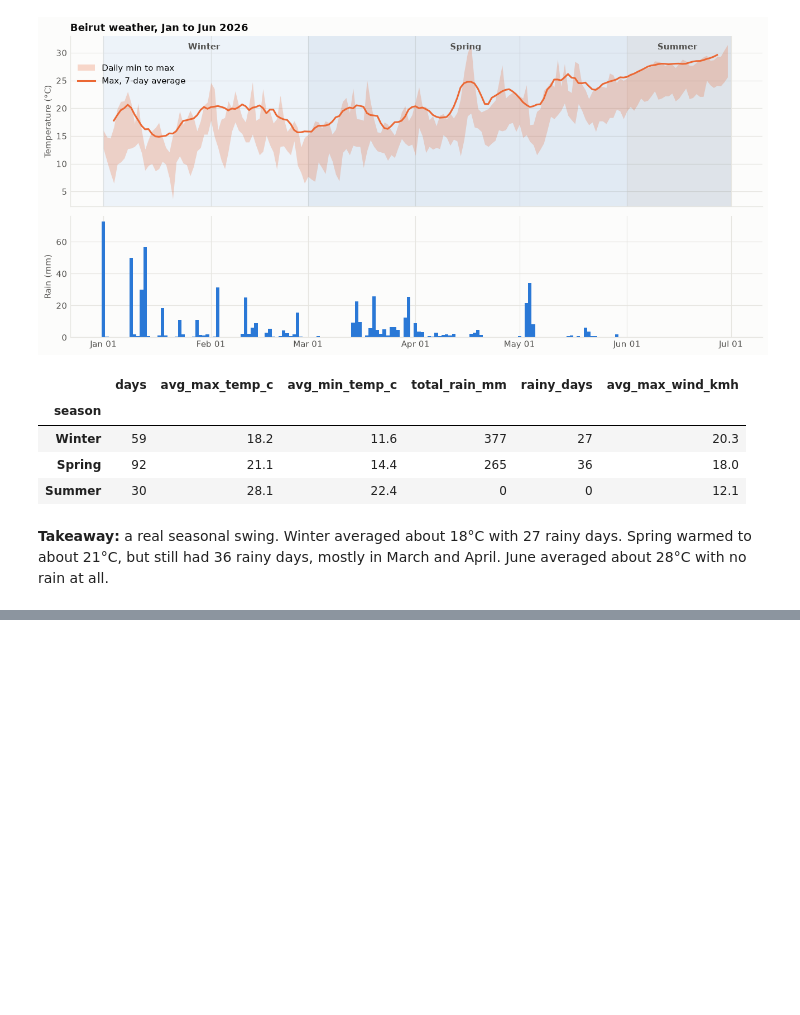
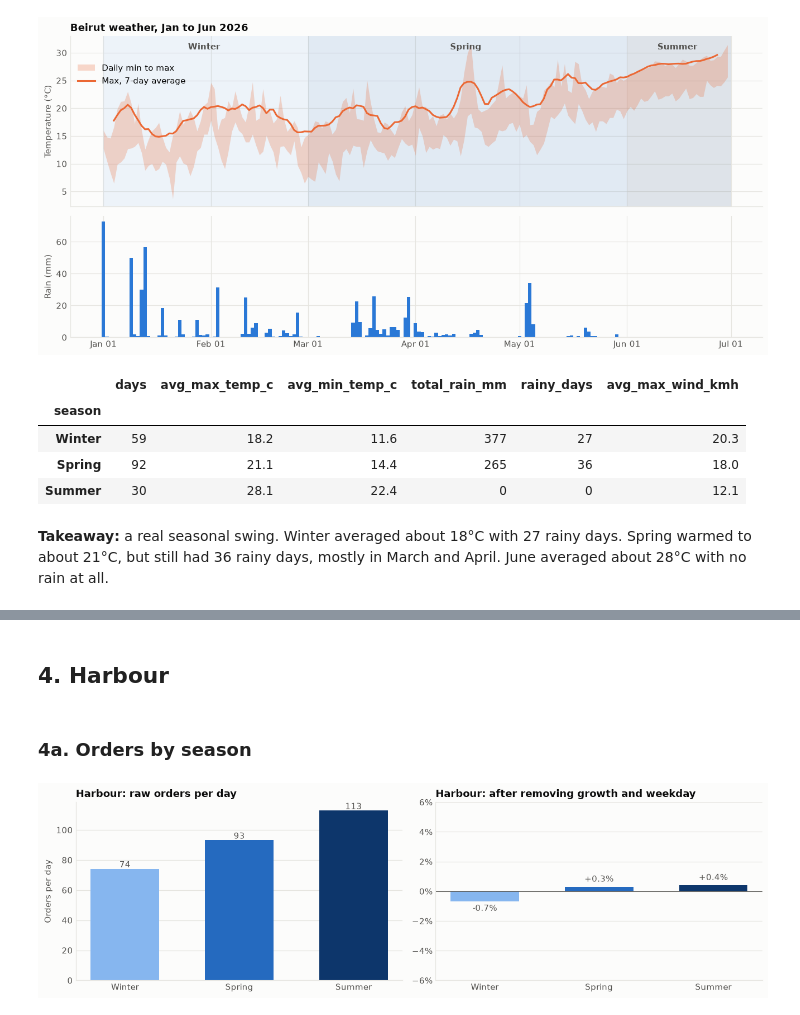
Before and after one commit to marwamansour256-lab/EECE490-Hackathon, a Jupyter notebook: notebooks/05_weather.ipynb, the cells around one changed output, grey strips where cells are left out. Cells and saved outputs as stored; diff of their text form; code cells hidden in the pictures; blank space fills up the shorter version.

```diff
--- a/notebooks/05_weather.ipynb
+++ b/notebooks/05_weather.ipynb
@@ -34,6 +36,7 @@ import pandas as pd
 import matplotlib.pyplot as plt
 import matplotlib.ticker as mtick
 import matplotlib.dates as mdates
+from IPython.display import display
 
 # --- Season boundaries (month numbers) and the rainy-day threshold. Change and re-run. ---
 SEASON_OF_MONTH = {1: "Winter", 2: "Winter", 3: "Spring", 4: "Spring", 5: "Spring", 6: "Summer"}
@@ -83,6 +86,7 @@ df["serve"] = np.select(
     [df["Category"].isin(["Cold Coffee", "Cold Drinks"]) | df["Product"].isin(ICED_PRODUCTS),
      df["Category"].eq("Hot Coffee") | df["Product"].isin(HOT_PRODUCTS)],
     ["Iced drink", "Hot drink"], "Food")
+df["iced_units"] = df["serve"].eq("Iced drink") * df["Quantity"]
 
 orders = df.groupby("Transaction ID").agg(
     date=("Date", "first"), hour=("hour", "first"), branch=("Branch", "first"),
@@ -245,11 +140,0 @@ Correlation between weather and leftover demand (-1 to +1)
-# %%
-rain_lift = pd.DataFrame({
-    name: [np.exp(resid.loc[resid["rainy"], name].mean() - resid.loc[~resid["rainy"], name].mean()) - 1]
-    for name in ["All branches", *BRANCHES]}, index=["Rainy vs dry days"])
-by_season = pd.DataFrame({
-    s: [np.exp(resid.loc[(resid["season"] == s) & resid["rainy"], name].mean()
-               - resid.loc[(resid["season"] == s) & ~resid["rainy"], name].mean()) - 1
-        for name in ["All branches", *BRANCHES]]
-    for s in ["Winter", "Spring"]}, index=["All branches", *BRANCHES]).T.rename(index=lambda s: f"Rainy vs dry, {s}")
-pd.concat([rain_lift, by_season]).style.format("{:+.1%}").set_caption(
-    f"Orders on rainy days (>= {RAINY_MM:g} mm) vs dry days, after growth and weekday (summer had no rain)")
@@ -322,28 +140,0 @@ season_share.style.format("{:.1%}")
-# %%
-how = orders.groupby(["branch", "season"], observed=True).agg(
-    takeaway_share=("order_type", lambda s: (s == "Takeaway").mean()),
-    evening_share=("hour", lambda s: (s >= 18).mean()),
-    aov=("revenue", "mean"))
-rainy_how = orders.groupby(["branch", "rainy"]).agg(
-    takeaway_share=("order_type", lambda s: (s == "Takeaway").mean()),
-    evening_share=("hour", lambda s: (s >= 18).mean()))
-rainy_how = rainy_how.rename(index={False: "Dry days", True: "Rainy days"}, level=1)
-
-fig, axes = plt.subplots(1, 3, figsize=(16, 4.2), sharey=True)
-for ax, b in zip(axes, BRANCHES):
-    o = orders[orders["branch"] == b]
-    mix = pd.crosstab(o["hour"], o["season"], normalize="columns")[SEASONS]
-    for s in SEASONS:
-        ax.plot(mix.index, mix[s], color=SEASON_COLORS[s], marker="o", ms=3, label=s)
-    ax.set_title(b)
-    ax.set_xticks(mix.index[::2])
-    ax.set_xlabel("Hour of day")
-    ax.yaxis.set_major_formatter(pct)
-axes[0].set_ylabel("Share of the season's orders")
-axes[0].legend(loc="upper left", fontsize=8.5)
-fig.suptitle("When people order, by season: longer, warmer evenings change nothing", x=0.01, ha="left",
-             fontweight="bold", fontsize=13)
-plt.tight_layout()
-plt.show()
-
-how.loc[BRANCHES].style.format({"takeaway_share": "{:.1%}", "evening_share": "{:.1%}", "aov": "${:.2f}"})
@@ -397,0 +282,8 @@ To change the seasons (for example astronomical seasons, with winter until Mar 1
+# %% [markdown]
+## 4. Harbour
+# %% [markdown]
+### 4a. Orders by season
+# %%
+season_effect("Harbour")
+# %% [output]
+[figure, added]
```
Also changed, not shown: parts of 58 cells of this notebook.
